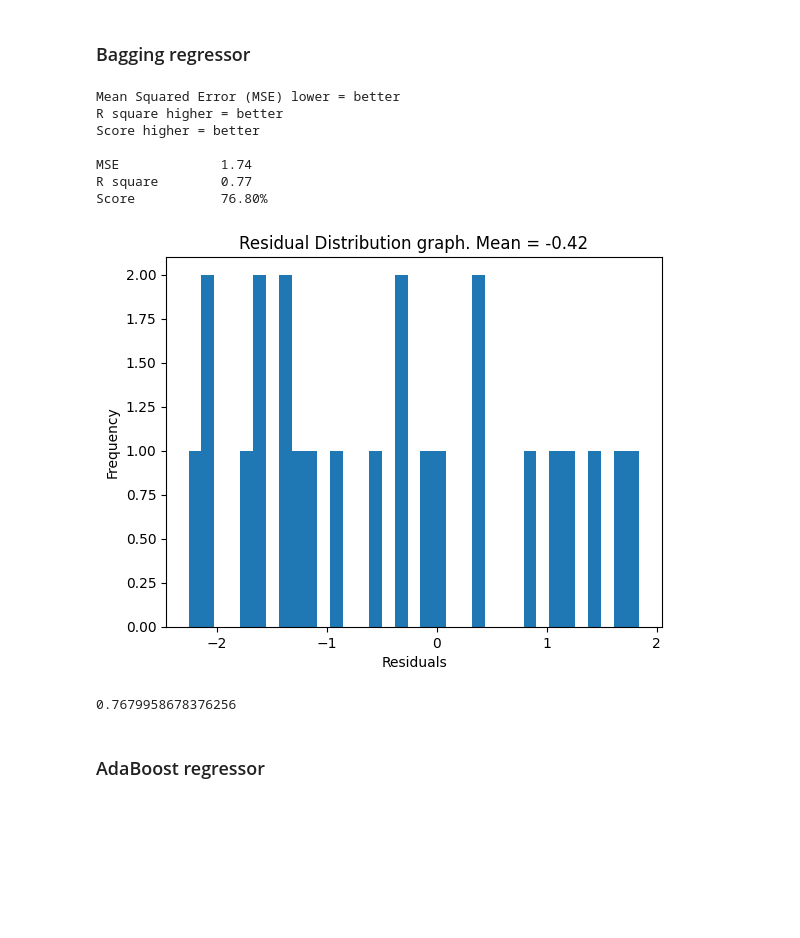
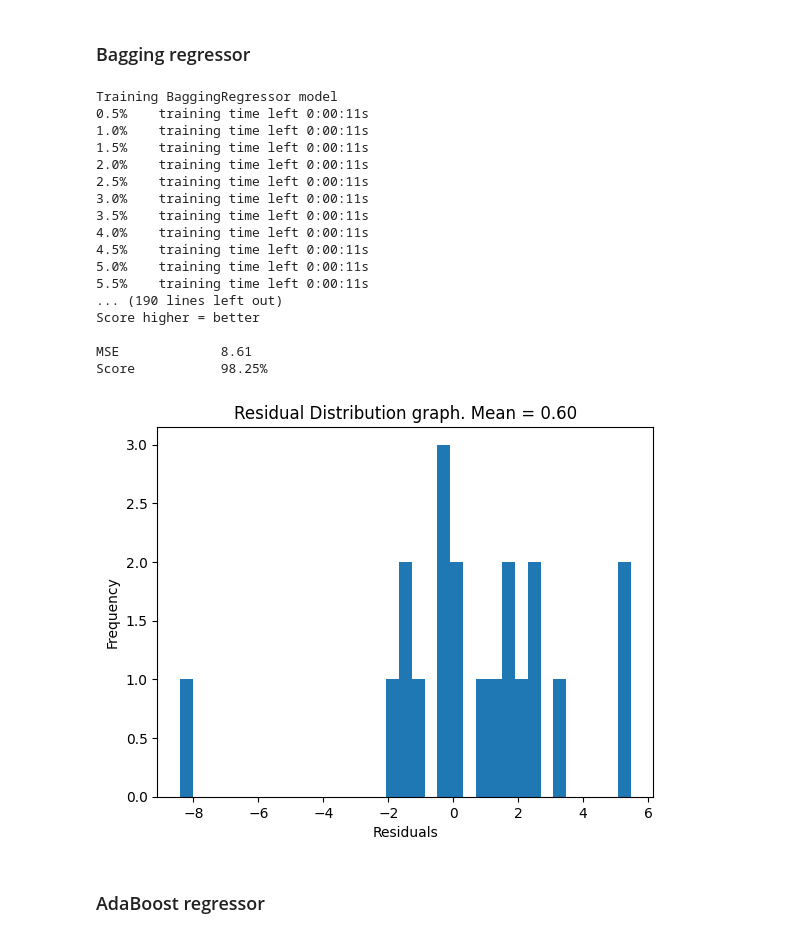
Before and after one commit to Raphael-Marchetti-Calciolari/projects-tcc-imt-2023, a Jupyter notebook: scripts/models.ipynb, the cells around one changed output. Cells and saved outputs as stored; diff of their text form; code cells hidden in the pictures; blank space fills up the shorter version.

Commit message:
Ajustados resultados

```diff
--- a/scripts/models.ipynb
+++ b/scripts/models.ipynb
@@ -36,11 +40,11 @@ data_controller.df.head()
 # %%
 from sklearn.model_selection import train_test_split
 
-interest_column = 'product_humidity'
-columns_to_drop = ['ensaio', 'time']
+interest_column = 'Umidade Produto [%]'
+columns_to_drop = ['Ensaio', 'Vel. do Ar [m/s]']
 
 X, y = data_controller.get_X_y_datasets(interest_column, columns_to_drop)
-X_train, X_test, y_train, y_test = train_test_split(X, y, test_size=0.3, random_state=42)
+X_train, X_test, y_train, y_test = train_test_split(X, y, test_size=0.4, random_state=42)
 # %% [markdown]
 # Models implementation
 # %% [markdown]
@@ -58,14 +61,21 @@ def model_residual_distribution(y_true, y_pred):
     plt.title(f"Residual Distribution graph. Mean = {mean_residuals:.2f}")
     plt.show()
 
-def model_summary(y_true, X_for_pred, model, verbose=True):
+models_result = {}
+def model_summary(y_true, X_for_pred, model, verbose=True, result_dict=models_result):
     y_pred = model.predict(X_for_pred)
     score = model.score(X_for_pred, y_true)
+    _mse = mean_squared_error(y_true, y_pred)
+    _score = score * 100
+    result_dict[model.__class__.__name__] = {
+        'MSE': _mse,
+        'Score': _score
+    }
+
     if (verbose):
-        print('Mean Squared Error (MSE) lower = better\nR square higher = better\nScore higher = better\n')
-        print(f'MSE\t\t{mean_squared_error(y_true, y_pred):.2f}')
-        print(f'R square\t{r2_score(y_true, y_pred):.2f}')
-        print(f'Score\t\t{score * 100:.2f}%')
+        print('Mean Squared Error (MSE) lower = better\nScore higher = better\n')
+        print(f'MSE\t\t{_mse:.2f}')
+        print(f'Score\t\t{_score:.2f}%')
 
         model_residual_distribution(y_true, y_pred)
 
@@ -79,7 +89,7 @@ from time import perf_counter
 from datetime import timedelta
 from statistics import mean
 
-def get_best_from_simple_fit_model(model, X_train, y_train, X_test, y_test, iterations = 100, verbose=True, persist = True):
+def get_best_from_simple_fit_model(model, X_train, y_train, X_test, y_test, iterations = 1000, verbose=True, persist = True):
     best_score = -inf
     best_model = None
 
@@ -461,22 +476,40 @@ Regressors are `not` idempotent
 # %%
 from sklearn import ensemble
 
-# model = ensemble.BaggingRegressor()
-# model.fit(X_train, y_train)
+model = None
+try:
+    model = load_instance('./models-persisted/BaggingRegressor.pkl')
+    print()
 
-model = load_instance('./models-persisted/BaggingRegressor.pkl')
+    model_summary(y_test, X_test, model)
+except:
+    model = ensemble.BaggingRegressor()
+    model = get_best_from_simple_fit_model(
+        model, X_train, y_train, X_test, y_test
+    )
 
-model_summary(y_test, X_test, model)
+    print()
+
+    model_summary(y_test, X_test, model)
 # %% [output]
-Mean Squared Error (MSE) lower = better
-R square higher = better
+Training BaggingRegressor model
+0.5%    training time left 0:00:11s
+1.0%    training time left 0:00:11s
+1.5%    training time left 0:00:11s
+2.0%    training time left 0:00:11s
+2.5%    training time left 0:00:11s
+3.0%    training time left 0:00:11s
+3.5%    training time left 0:00:11s
+4.0%    training time left 0:00:11s
+4.5%    training time left 0:00:11s
+5.0%    training time left 0:00:11s
+5.5%    training time left 0:00:11s
+... (190 lines left out)
 Score higher = better
 
-MSE             1.74
-R square        0.77
-Score           76.80%
+MSE             8.61
+Score           98.25%
-[figure, old version]
+[figure, new version]
-0.7679958678376256
 # %% [markdown]
 ### AdaBoost regressor
 # %%
```
Also changed, not shown: parts of 27 cells of this notebook, 13 other files.
